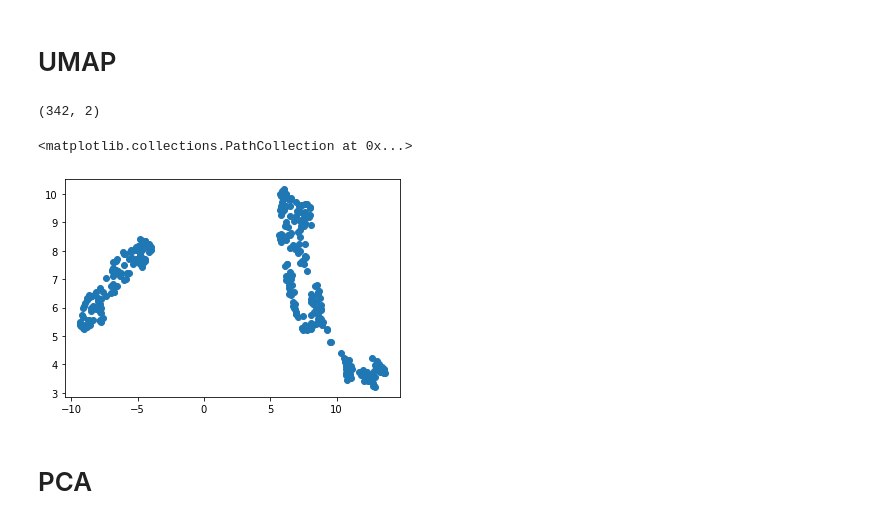
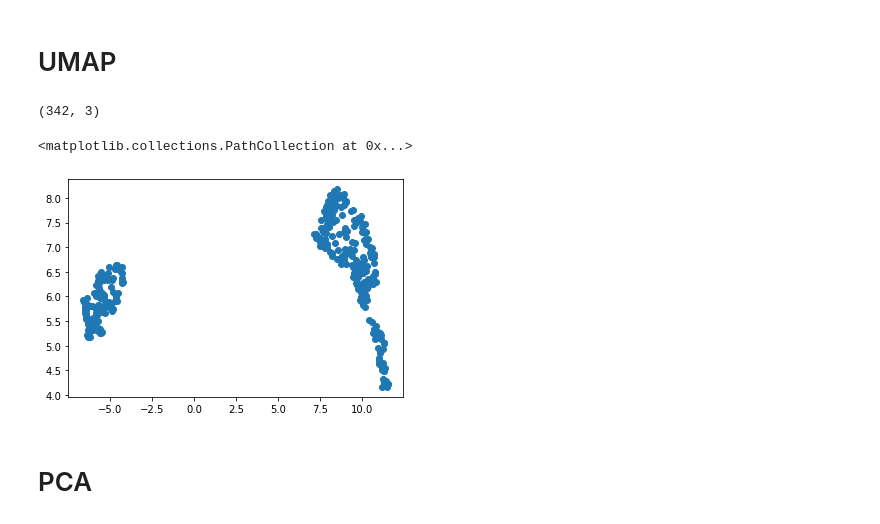
Before and after one commit to AntonMaxen/applied-ai, a Jupyter notebook: assignment_2/clustering_vg.ipynb, the cells around one changed output. Cells and saved outputs as stored; diff of their text form; code cells hidden in the pictures.

```diff
--- a/assignment_2/clustering_vg.ipynb
+++ b/assignment_2/clustering_vg.ipynb
@@ -40,16 +42,17 @@ plt.scatter(X_tsne_embedded[:, 0], X_tsne_embedded[:, 1])
 # %% [markdown]
 # UMAP
 # %%
-reducer = umap.UMAP()
+reducer = umap.UMAP(n_components=3)
 X_umap_embedded = reducer.fit_transform(scaled_df.copy())
 X_umap_embedded.shape
 # %% [output]
-(342, 2)
+(342, 3)
 # %%
-plt.scatter(X_umap_embedded[:, 0], X_umap_embedded[:, 1])
+x, y = X_umap_embedded[:, 0], X_umap_embedded[:, 1]
+plt.scatter(x, y)
 # %% [output]
 <matplotlib.collections.PathCollection at 0x...>
-[figure, old version]
+[figure, new version]
 # %% [markdown]
 # PCA
 # %%
```
Also changed, not shown: parts of 9 cells of this notebook.
